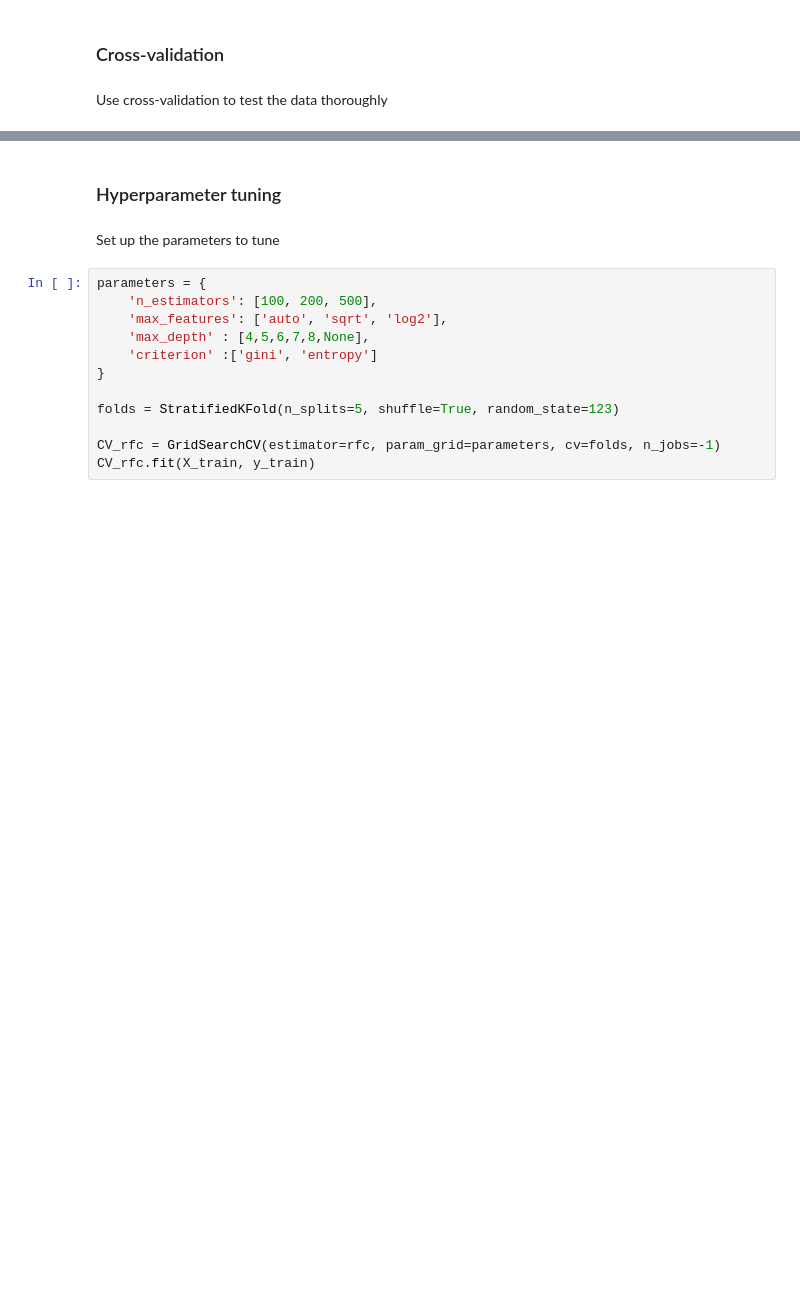
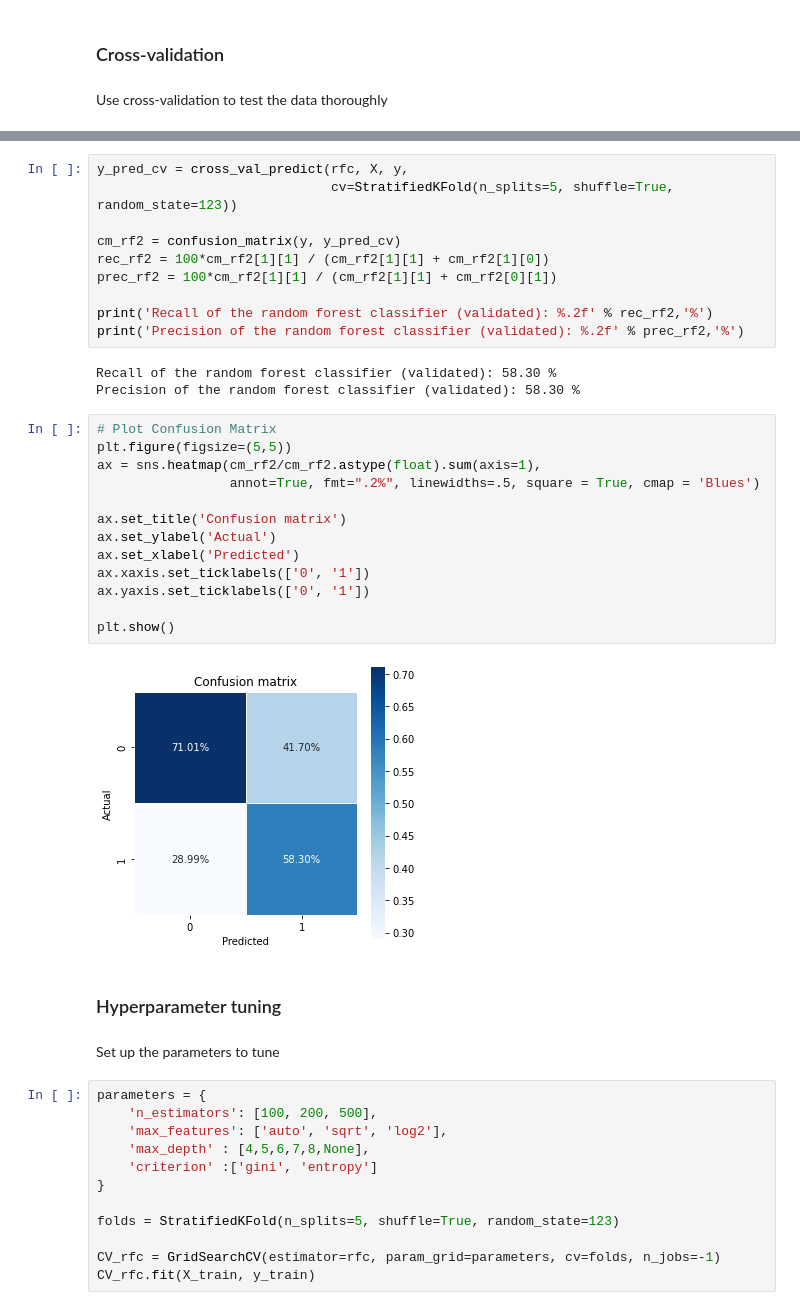
Before and after one commit to walthersy/NSW-house-price, a Jupyter notebook: Ken - Main Notebook COPY.ipynb, the cells around one changed output, grey strips where cells are left out. Cells and saved outputs as stored; diff of their text form; blank space fills up the shorter version.

Commit message:
Add recall and precision

```diff
--- a/Ken - Main Notebook COPY.ipynb
+++ b/Ken - Main Notebook COPY.ipynb
@@ -777,3 +752,31 @@ STDEV: 0.0211
+# %%
+y_pred_cv = cross_val_predict(rfc, X, y,
+                              cv=StratifiedKFold(n_splits=5, shuffle=True, random_state=123))
+
+cm_rf2 = confusion_matrix(y, y_pred_cv)
+rec_rf2 = 100*cm_rf2[1][1] / (cm_rf2[1][1] + cm_rf2[1][0])
+prec_rf2 = 100*cm_rf2[1][1] / (cm_rf2[1][1] + cm_rf2[0][1])
+
+print('Recall of the random forest classifier (validated): %.2f' % rec_rf2,'%')
+print('Precision of the random forest classifier (validated): %.2f' % prec_rf2,'%')
+# %% [output]
+Recall of the random forest classifier (validated): 58.30 %
+Precision of the random forest classifier (validated): 58.30 %
+# %%
+# Plot Confusion Matrix
+plt.figure(figsize=(5,5))
+ax = sns.heatmap(cm_rf2/cm_rf2.astype(float).sum(axis=1),
+                 annot=True, fmt=".2%", linewidths=.5, square = True, cmap = 'Blues')
+
+ax.set_title('Confusion matrix')
+ax.set_ylabel('Actual')
+ax.set_xlabel('Predicted')
+ax.xaxis.set_ticklabels(['0', '1'])
+ax.yaxis.set_ticklabels(['0', '1'])
+
+plt.show()
+# %% [output]
+[figure, added]
 # %% [markdown]
 ### Hyperparameter tuning
 # %% [markdown]
```
Also changed, not shown: parts of 43 cells of this notebook.
